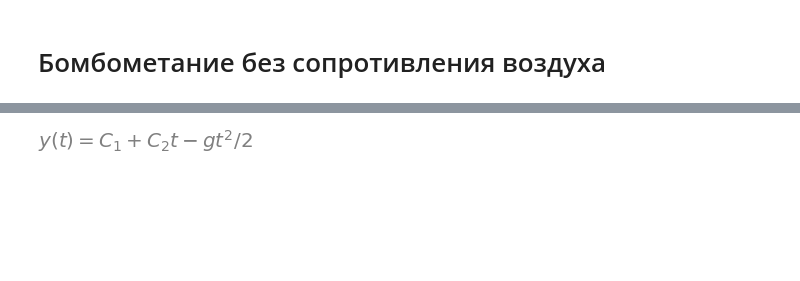
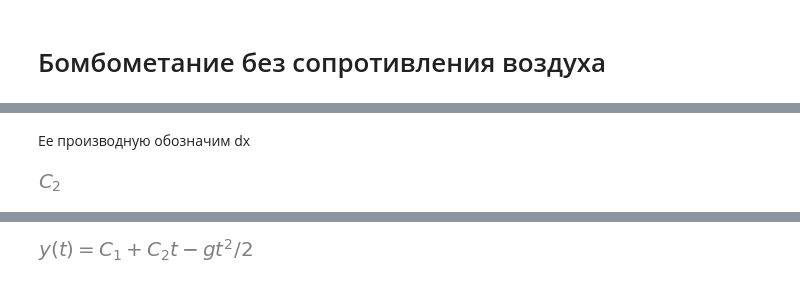
Before and after one commit to tatyderb/m2020, a Jupyter notebook: 4_text_tasks/4_5_drop_bomb.ipynb, the cells around one changed output, grey strips where cells are left out. Saved outputs shown, nothing was run; the diff lists cells and outputs as text; code cells hidden in the pictures; blank space fills up the shorter version.

```diff
--- a/4_text_tasks/4_5_drop_bomb.ipynb
+++ b/4_text_tasks/4_5_drop_bomb.ipynb
@@ -60,0 +72,7 @@ dsol
+# %% [markdown]
+Ее производную обозначим dx
+# %%
+dx = xfunc.diff(t)
+dx
+# %% [output]
+[figure, added]
```
Also changed, not shown: parts of 39 cells of this notebook.
